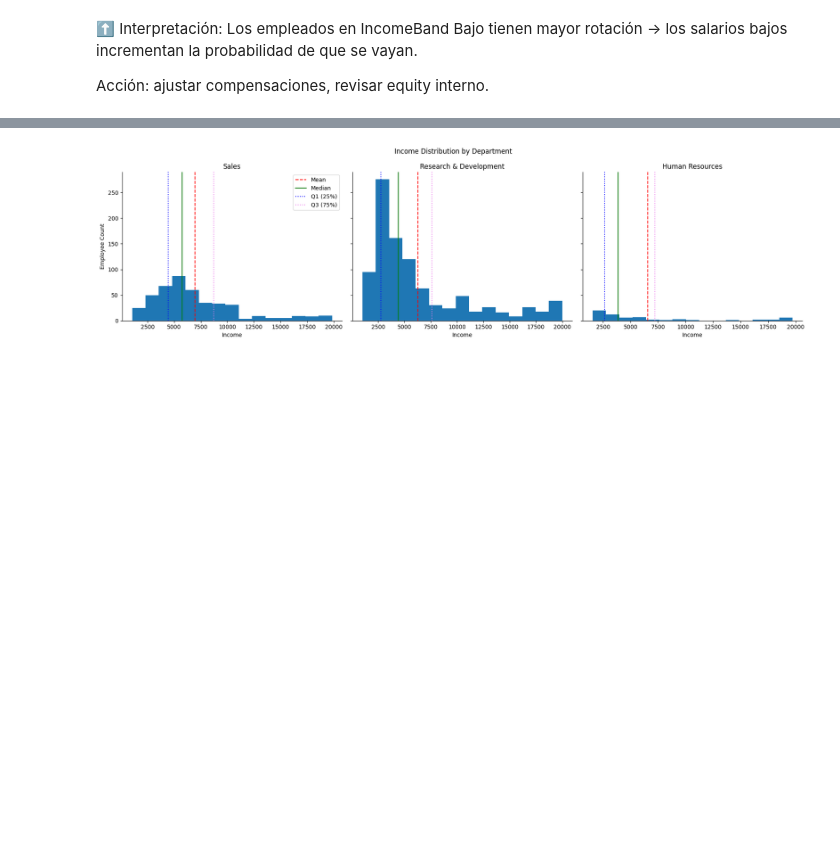
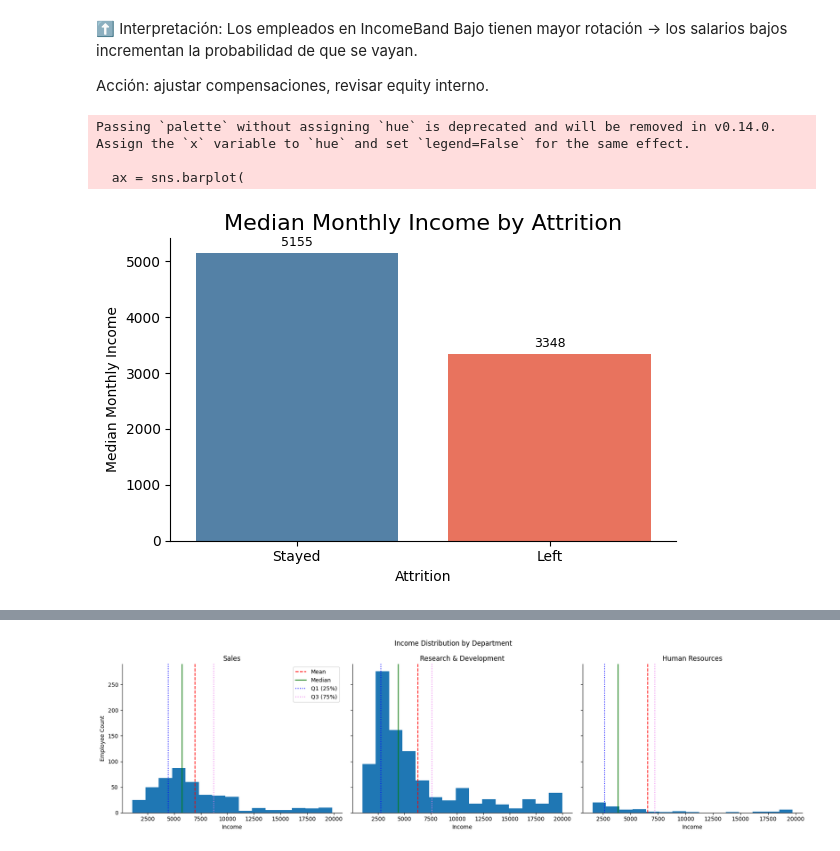
Before and after one commit to mariagranero/proyecto-da-promo-64-modulo-3-team-1, a Jupyter notebook: Notebooks/04_Visualizaciones.ipynb, the cells around one changed output, grey strips where cells are left out. Cells and saved outputs as stored; diff of their text form; code cells hidden in the pictures; blank space fills up the shorter version.

```diff
--- a/Notebooks/04_Visualizaciones.ipynb
+++ b/Notebooks/04_Visualizaciones.ipynb
@@ -776,3 +776,44 @@ plt.show()
 ⬆️ Interpretación: Los empleados en IncomeBand Bajo tienen mayor rotación → los salarios bajos incrementan la probabilidad de que se vayan.
 
 Acción: ajustar compensaciones, revisar equity interno.
+# %%
+# SALARIO MENSUAL Y ROTACIÓN:
+
+#Cálculo de la mediana de ingreso por grupo de rotación:
+income_median = (
+    df.groupby("Attrition")["MonthlyIncome"]
+      .median()
+      .reset_index(name="MedianMonthlyIncome")
+)
+
+# Etiquetas (ajusta si Attrition es "Yes"/"No")
+income_median["AttritionLabel"] = income_median["Attrition"].map({0: "Stayed", 1: "Left"})
+
+order = ["Stayed", "Left"]
+
+plt.figure(figsize=(6,4))
+ax = sns.barplot(
+    data=income_median,
+    x="AttritionLabel",
+    y="MedianMonthlyIncome",
+    order=order,
+    palette=["steelblue", "tomato"]
+)
+
+ax.set_title("Median Monthly Income by Attrition", fontsize = 16)
+ax.set_xlabel("Attrition")
+ax.set_ylabel("Median Monthly Income")
+
+for container in ax.containers:
+    ax.bar_label(container, fmt="%.0f", padding=3, fontsize=9)
+
+ax.spines["top"].set_visible(False)
+ax.spines["right"].set_visible(False)
+
+plt.tight_layout()
+plt.show()
+# %% [output]
+Passing `palette` without assigning `hue` is deprecated and will be removed in v0.14.0. Assign the `x` variable to `hue` and set `legend=False` for the same effect.
+
+  ax = sns.barplot(
+[figure, added]
```
Also changed, not shown: parts of 5 cells of this notebook.
